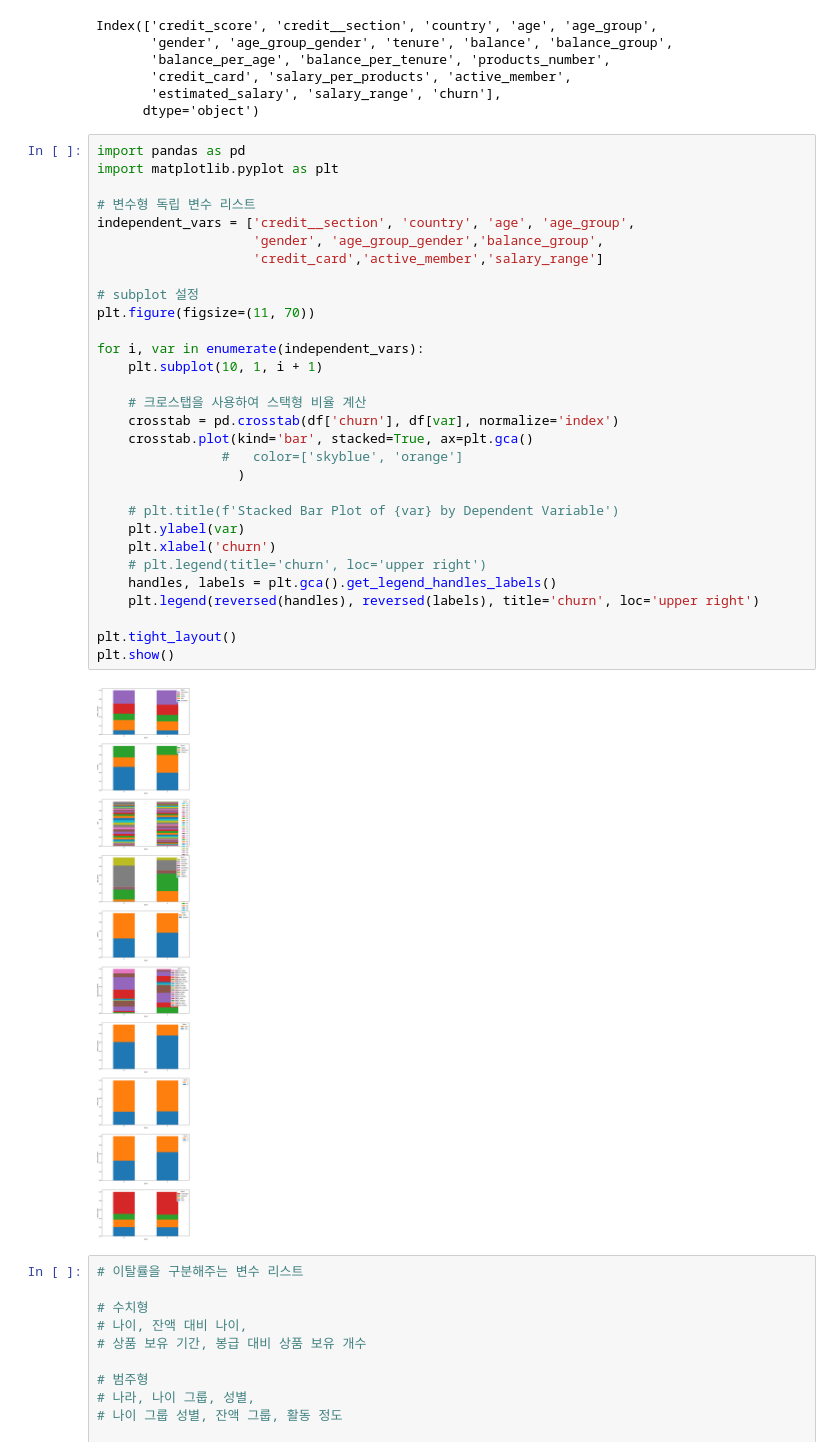
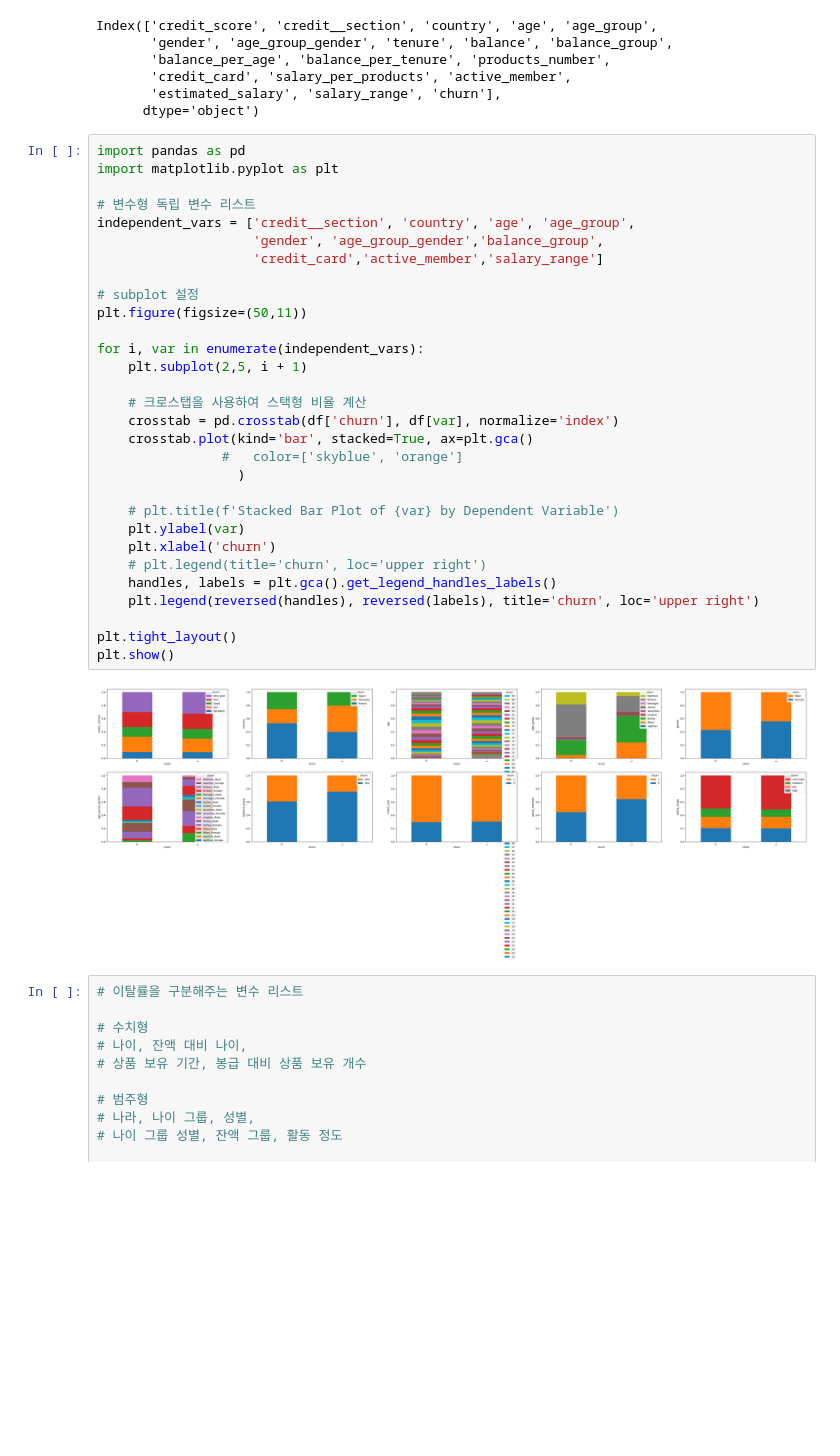
Before and after one commit to coconutkim/project_churn, a Jupyter notebook: real5_check.ipynb, the cells around one changed output. Drawn from its saved outputs; the diff is of its cells as text; blank space fills up the shorter version.

```diff
--- a/real5_check.ipynb
+++ b/real5_check.ipynb
@@ -61,35 +82,35 @@ Index(['credit_score', 'credit__section', 'country', 'age', 'age_group',
 # %%
 import pandas as pd
 import matplotlib.pyplot as plt
 
 # 변수형 독립 변수 리스트
 independent_vars = ['credit__section', 'country', 'age', 'age_group',
                     'gender', 'age_group_gender','balance_group',
                     'credit_card','active_member','salary_range']
 
 # subplot 설정
-plt.figure(figsize=(11, 70))
+plt.figure(figsize=(50,11))
 
 for i, var in enumerate(independent_vars):
-    plt.subplot(10, 1, i + 1)
+    plt.subplot(2,5, i + 1)
 
     # 크로스탭을 사용하여 스택형 비율 계산
     crosstab = pd.crosstab(df['churn'], df[var], normalize='index')
     crosstab.plot(kind='bar', stacked=True, ax=plt.gca()
                 #   color=['skyblue', 'orange']
                   )
 
     # plt.title(f'Stacked Bar Plot of {var} by Dependent Variable')
     plt.ylabel(var)
     plt.xlabel('churn')
     # plt.legend(title='churn', loc='upper right')
     handles, labels = plt.gca().get_legend_handles_labels()
     plt.legend(reversed(handles), reversed(labels), title='churn', loc='upper right')
 
 plt.tight_layout()
 plt.show()
 # %% [output]
-[figure, old version]
+[figure, new version]
 # %%
 # 이탈률을 구분해주는 변수 리스트
 
```
Also changed, not shown: parts of 1 cell of this notebook, 3 other files.
